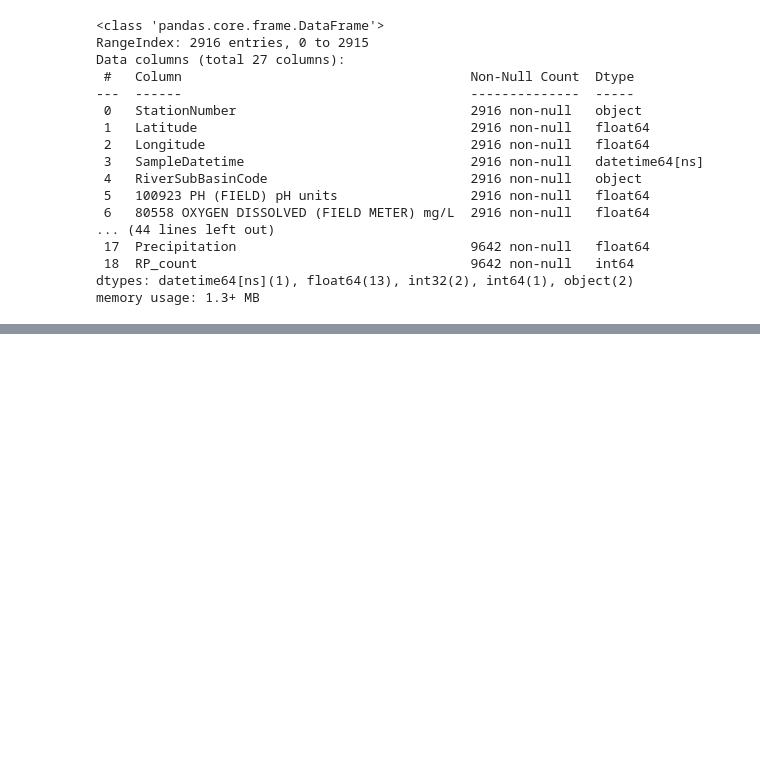
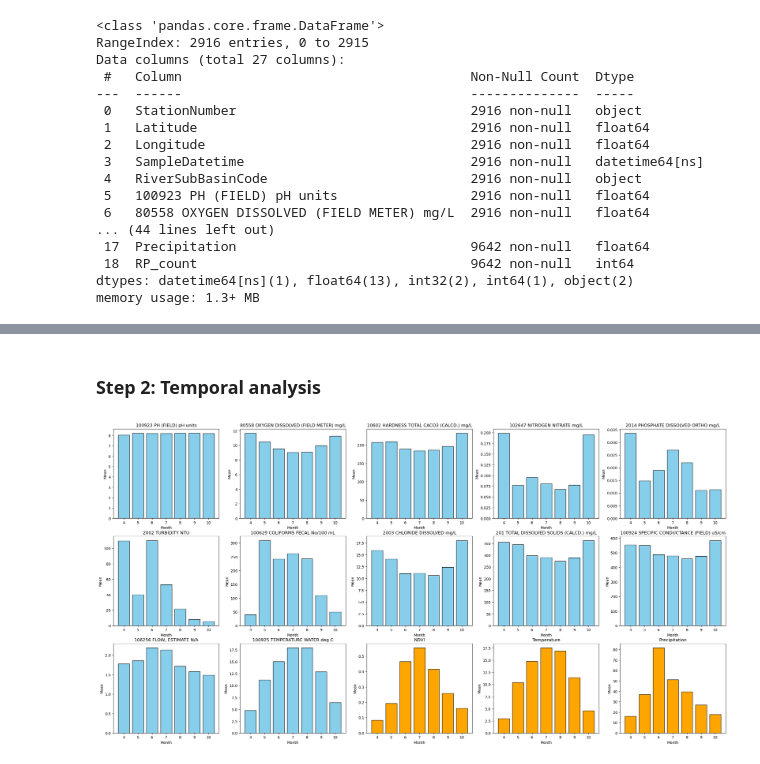
Before and after one commit to sarj7/project_spatial_datamining, a Jupyter notebook: 0_Preprocessing.ipynb, the cells around one changed output, grey strips where cells are left out. Saved outputs shown, nothing was run; the diff lists cells and outputs as text; code cells hidden in the pictures; blank space fills up the shorter version.

Commit message:
Edited data cleaning, updated exploratory data analysis

```diff
--- a/0_Preprocessing.ipynb
+++ b/0_Preprocessing.ipynb
@@ -347,7 +347,7 @@ qgis_data_rivers_geo.set_crs(4326, allow_override=True, inplace=True)
 qgis_data_lakes_geo.set_crs(4326, allow_override=True, inplace=True)
 
 # define proximity radius
-proximity_radius = 1000 # 1000 m, or 1 km
+proximity_radius = 5000 # 1000 m, or 1 km
 
 # creating projected versions of data for accurate distance calculations (EPSG:3400)
 emission_data_proj= emission_data_geo.to_crs(epsg=3400)
@@ -596,0 +625,36 @@ memory usage: 1.3+ MB
+# %% [markdown]
+### Step 2: Temporal analysis
+# %%
+import matplotlib.pyplot as plt
+
+# features for temporal analysis
+temporal_feature_list = ['100923 PH (FIELD) pH units', '80558 OXYGEN DISSOLVED (FIELD METER) mg/L', '10602 HARDNESS TOTAL CACO3 (CALCD.) mg/L',
+                          '102647 NITROGEN NITRATE mg/L', '2014 PHOSPHATE DISSOLVED ORTHO mg/L', '2002 TURBIDITY NTU', '100629 COLIFORMS FECAL No/100 mL',
+                          '2003 CHLORIDE DISSOLVED mg/L', '201 TOTAL DISSOLVED SOLIDS (CALCD.) mg/L',
+                          '100924 SPECIFIC CONDUCTANCE (FIELD) uS/cm', '106256 FLOW, ESTIMATE N/A', '100925 TEMPERATURE WATER deg C',
+                          'NDVI', 'Temperature', 'Precipitation']
+
+# Create subplots
+fig, axes = plt.subplots(nrows=3, ncols=5, figsize=(30, 15))
+
+# Flatten axes for looping
+axes = axes.flatten()
+
+# Loop through each feature
+for i, feature in enumerate(temporal_feature_list):
+
+    # extracting group
+    wq_rivers_cleaned_grouped = wq_rivers_cleaned.groupby('Month')[feature].agg(['mean'])
+
+    # plotting bar charts
+    if i < 12:
+        axes[i].bar(wq_rivers_cleaned_grouped.index, wq_rivers_cleaned_grouped['mean'], color='skyblue', edgecolor='black')
+    else:
+        axes[i].bar(wq_rivers_cleaned_grouped.index, wq_rivers_cleaned_grouped['mean'], color='orange', edgecolor='black')
+
+    # Adding titles and labels to each subplot
+    axes[i].set_title(f'{feature}')
+    axes[i].set_xlabel('Month')
+    axes[i].set_ylabel('Mean')
+# %% [output]
+[figure, added]
```
Also changed, not shown: parts of 4 cells of this notebook, 2 other files.
